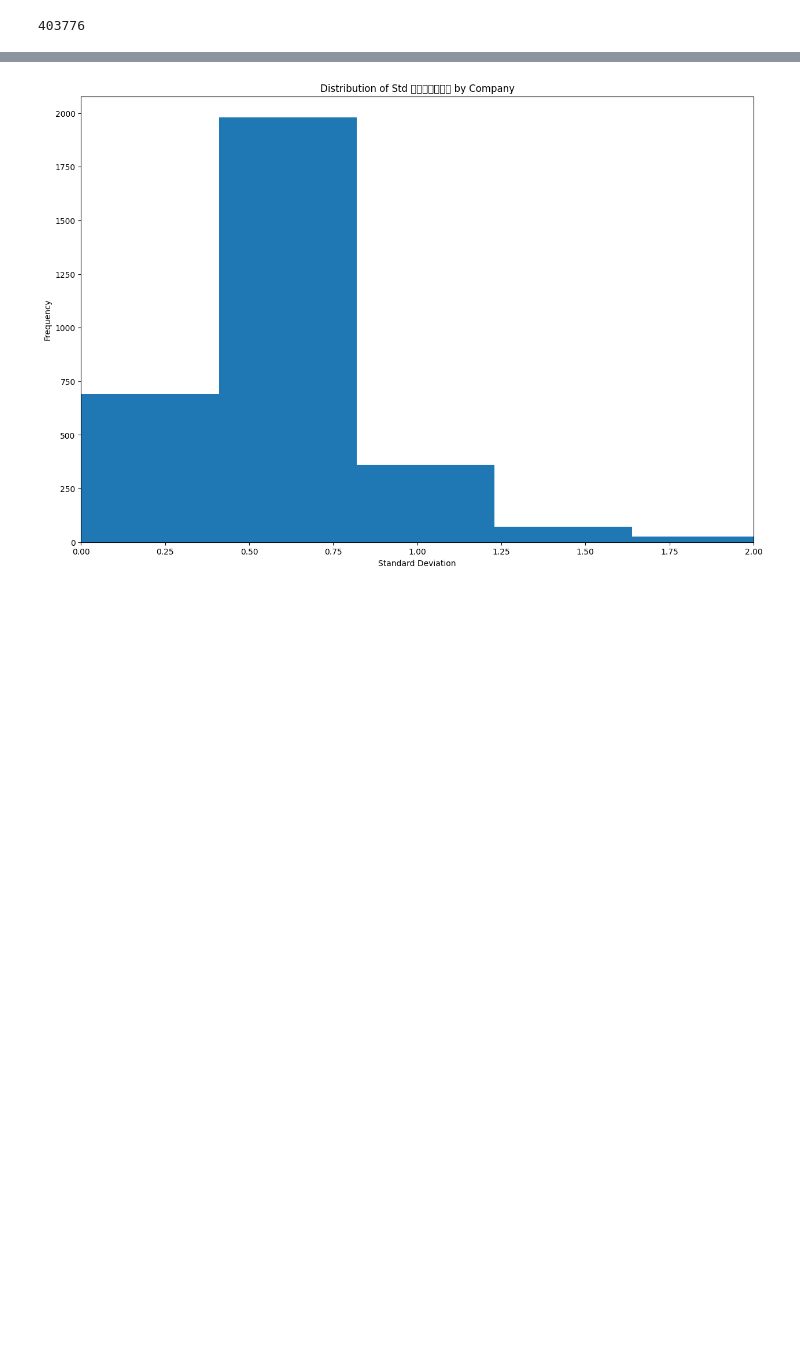
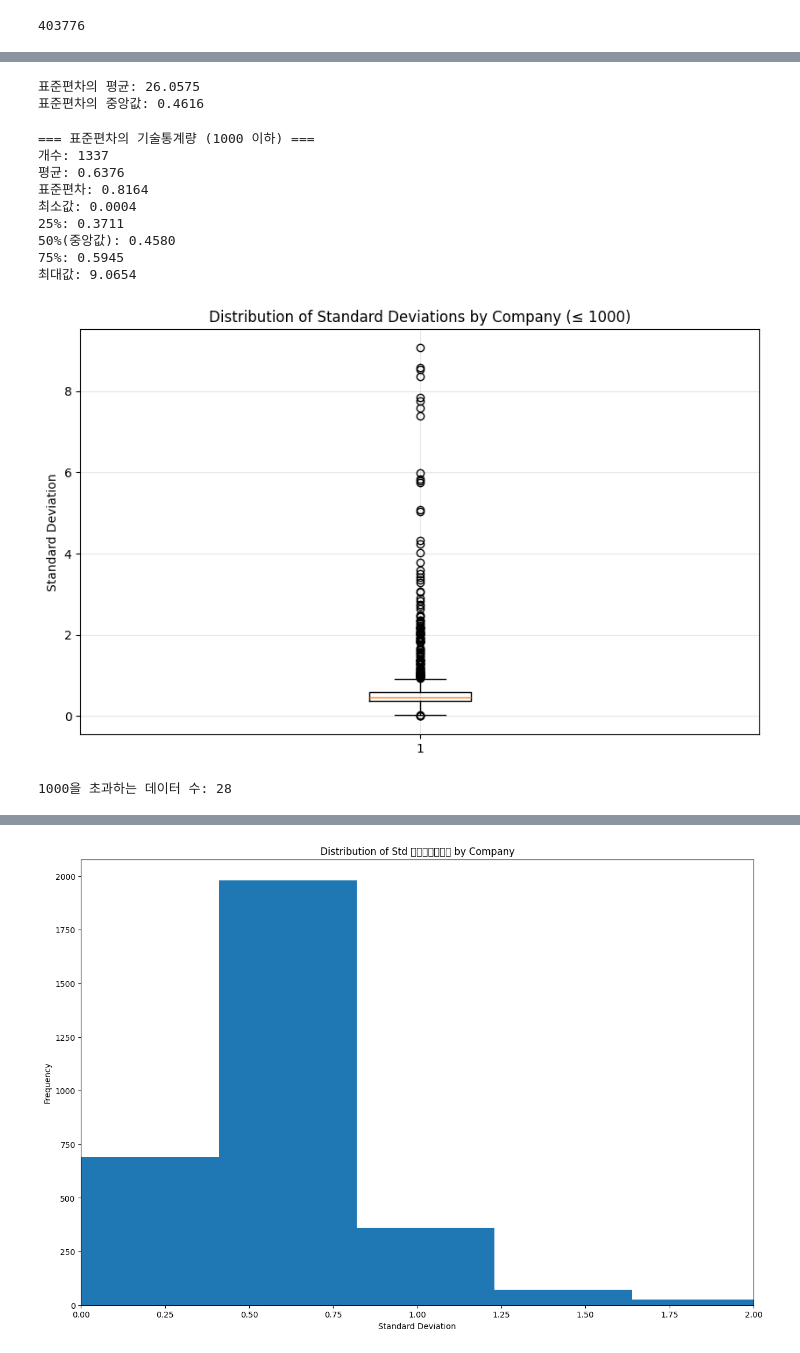
Before and after one commit to zoongahn/bid-price-analysis, a Jupyter notebook: analysis/analysis_cross_company.ipynb, the cells around one changed output, grey strips where cells are left out. Cells and saved outputs as stored; diff of their text form; code cells hidden in the pictures; blank space fills up the shorter version.

```diff
--- a/analysis/analysis_cross_company.ipynb
+++ b/analysis/analysis_cross_company.ipynb
@@ -217,0 +221,56 @@ print(filtered_stats.nlargest(10, ('기초대비사정률', 'count')))
+# %%
+# print("\n=== 참여횟수가 가장 많은 업체 Top 10 ===")
+# print(filtered_stats.nlargest(10, ('기초대비사정률', 'count')))
+
+# 표준편차 분포의 평균을 구한다.
+
+
+# 표준편차의 평균 계산
+std_mean = filtered_stats[('기초대비사정률', 'std')].mean()
+print(f"표준편차의 평균: {std_mean:.4f}")
+
+# 추가로 표준편차의 중앙값도 확인하면 유용할 수 있습니다
+std_median = filtered_stats[('기초대비사정률', 'std')].median()
+print(f"표준편차의 중앙값: {std_median:.4f}")
+# %% [output]
+표준편차의 평균: 26.0575
+표준편차의 중앙값: 0.4616
+# %%
+# 1000 이하의 데이터만 필터링
+filtered_std = filtered_stats[filtered_stats[('기초대비사정률', 'std')] <= 10]
+
+# 필터링된 데이터의 기술통계량 계산
+std_stats = filtered_std[('기초대비사정률', 'std')].describe()
+print("=== 표준편차의 기술통계량 (1000 이하) ===")
+print(f"개수: {std_stats['count']:.0f}")
+print(f"평균: {std_stats['mean']:.4f}")
+print(f"표준편차: {std_stats['std']:.4f}")
+print(f"최소값: {std_stats['min']:.4f}")
+print(f"25%: {std_stats['25%']:.4f}")
+print(f"50%(중앙값): {std_stats['50%']:.4f}")
+print(f"75%: {std_stats['75%']:.4f}")
+print(f"최대값: {std_stats['max']:.4f}")
+
+# Boxplot 생성
+plt.figure(figsize=(10, 6))
+plt.boxplot(filtered_std[('기초대비사정률', 'std')], whis=1.5)
+plt.title('Distribution of Standard Deviations by Company (≤ 1000)')
+plt.ylabel('Standard Deviation')
+plt.grid(True, alpha=0.3)
+plt.show()
+
+# 제외된 데이터 수 출력
+excluded_count = len(filtered_stats) - len(filtered_std)
+print(f"\n1000을 초과하는 데이터 수: {excluded_count}")
+# %% [output]
+=== 표준편차의 기술통계량 (1000 이하) ===
+개수: 1337
+평균: 0.6376
+표준편차: 0.8164
+최소값: 0.0004
+25%: 0.3711
+50%(중앙값): 0.4580
+75%: 0.5945
+최대값: 9.0654
+[figure, added]
+1000을 초과하는 데이터 수: 28
```
Also changed, not shown: parts of 5 cells of this notebook.
